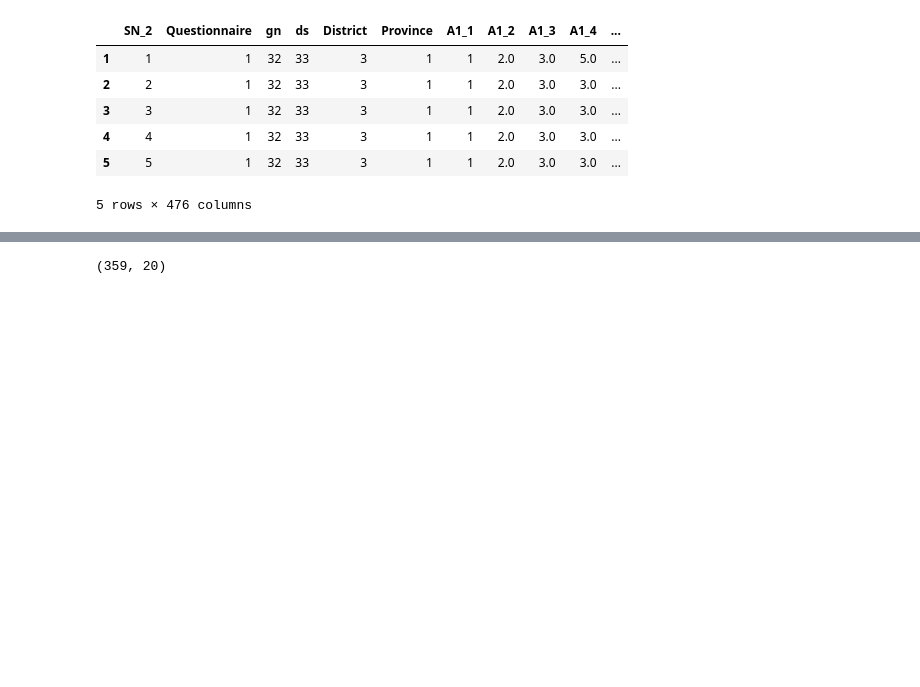
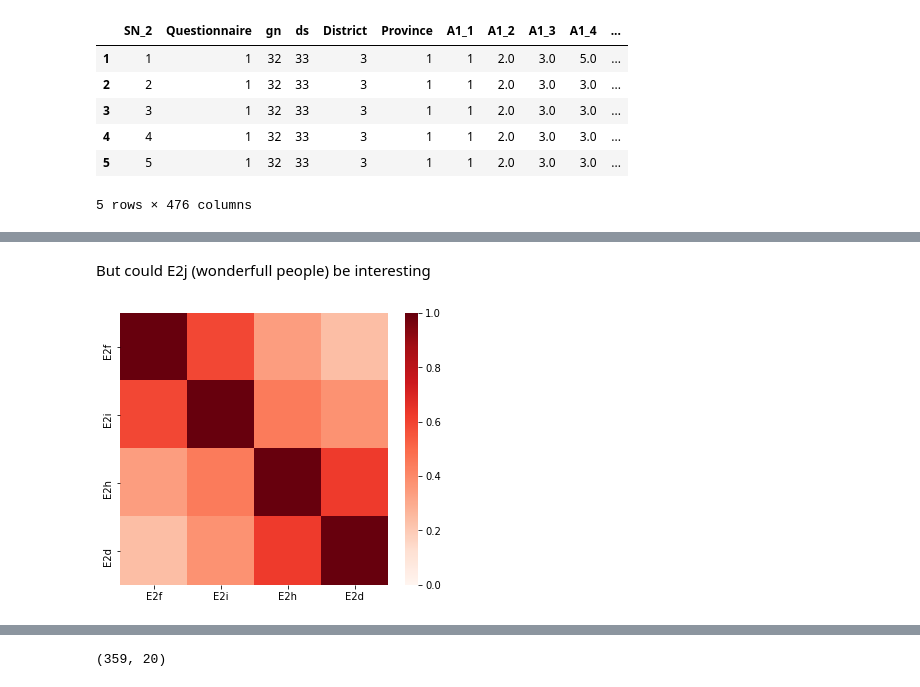
Before and after one commit to Polichinel/PLWC_scripts, a Jupyter notebook: py_bayesian_sem.ipynb, the cells around one changed output, grey strips where cells are left out. Cells and saved outputs as stored; diff of their text form; code cells hidden in the pictures; blank space fills up the shorter version.

```diff
--- a/py_bayesian_sem.ipynb
+++ b/py_bayesian_sem.ipynb
@@ -53,0 +167,8 @@ df.head()
+# %% [markdown]
+But could E2j (wonderfull people) be interesting
+# %%
+plt.figure(figsize=[6,5])
+sns.heatmap(df_carolin[['E2f','E2i','E2h','E2d']].corr(), cmap="Reds", vmin = 0)
+plt.show()
+# %% [output]
+[figure, added]
```
Also changed, not shown: parts of 49 cells of this notebook.
